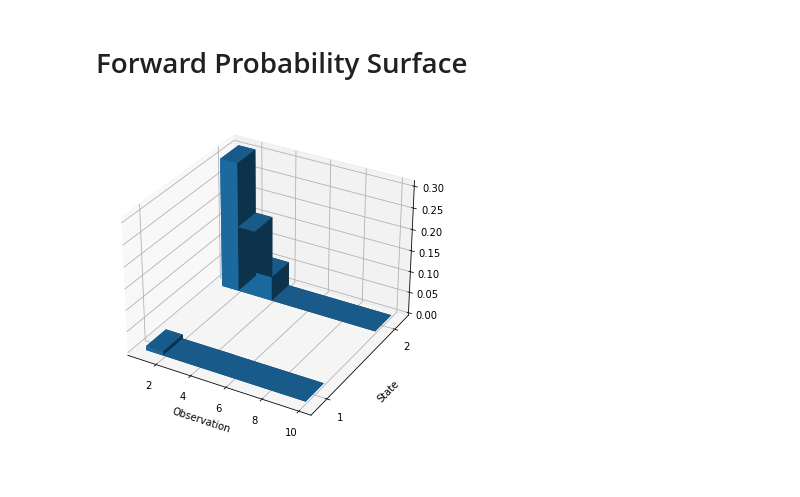
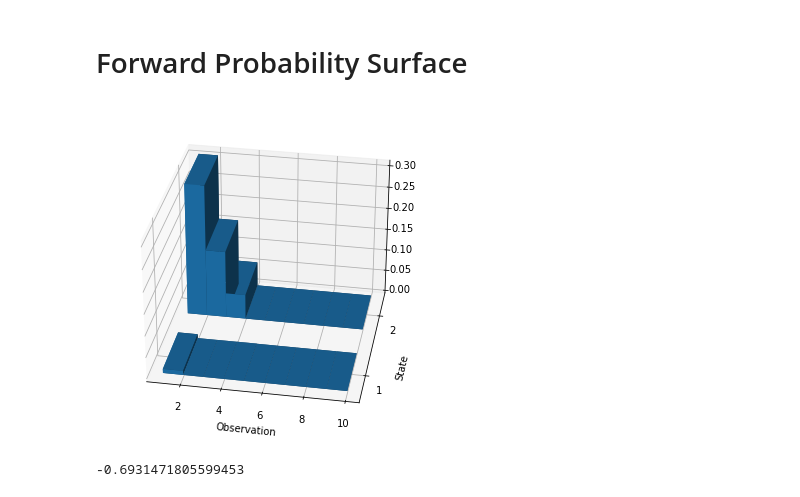
Before and after one commit to Sarsoo/markov-models, a Jupyter notebook: scratchpad.ipynb, the cells around one changed output. Cells and saved outputs as stored; diff of their text form; code cells hidden in the pictures.

```diff
--- a/scratchpad.ipynb
+++ b/scratchpad.ipynb
@@ -83,28 +83,35 @@ model.get_other_state_number(2)
 # %%
 model = MarkovModel(states=[state1, state2], observations=observations, state_transitions=state_transition)
 model.populate_forward()
 
 fig = plt.figure(figsize=(18,6))
 ax = fig.add_subplot(1, 1, 1, projection="3d")
 
-y_width = 0.25
+y_width = 0.6
 
 X = np.arange(1, 10)
 Y = np.arange(1, 3) - 0.5*y_width
 X, Y = np.meshgrid(X, Y)
 Z = np.zeros(model.forward.size)
 
 dx = np.ones(model.forward.size)
 dy = y_width * np.ones(model.forward.size)
 
 # ax.plot_surface(X, Y, model.forward, cmap=cm.coolwarm)
 ax.bar3d(X.flatten(), Y.flatten(), Z, dx, dy, model.forward.flatten(), shade=True)
 
 ax.set_yticks([1, 2])
 
 ax.set_xlabel("Observation")
 ax.set_ylabel("State")
+ax.view_init(30, -80)
 # plt.zlabel("Forward Likelihood")
 fig.show()
 # %% [output]
-[figure, old version]
+[figure, new version]
+# %%
+from numpy import log as ln
+
+ln(0.5)
+# %% [output]
+-0.6931471805599453
```
Also changed, not shown: parts of 3 cells of this notebook, 3 other files.
